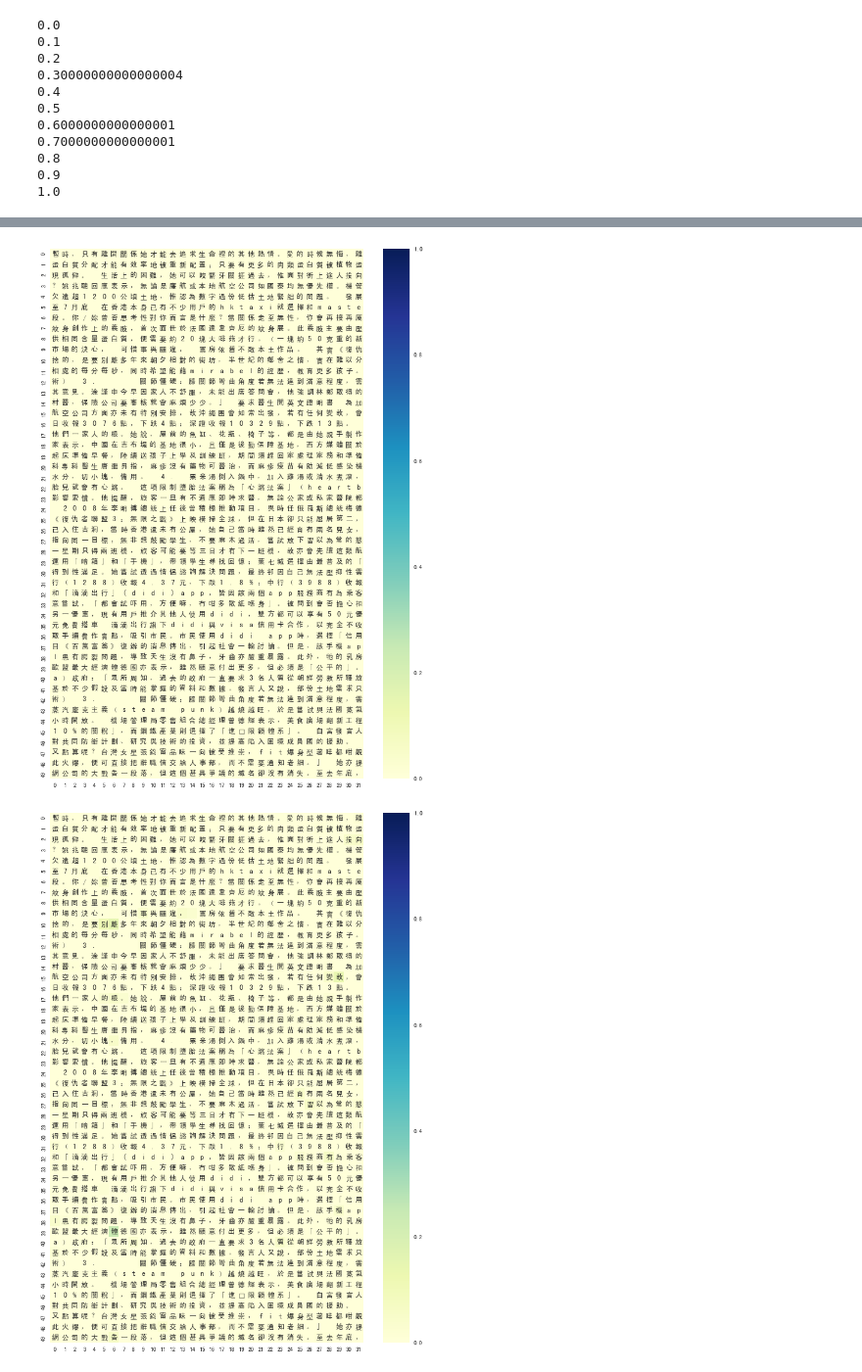
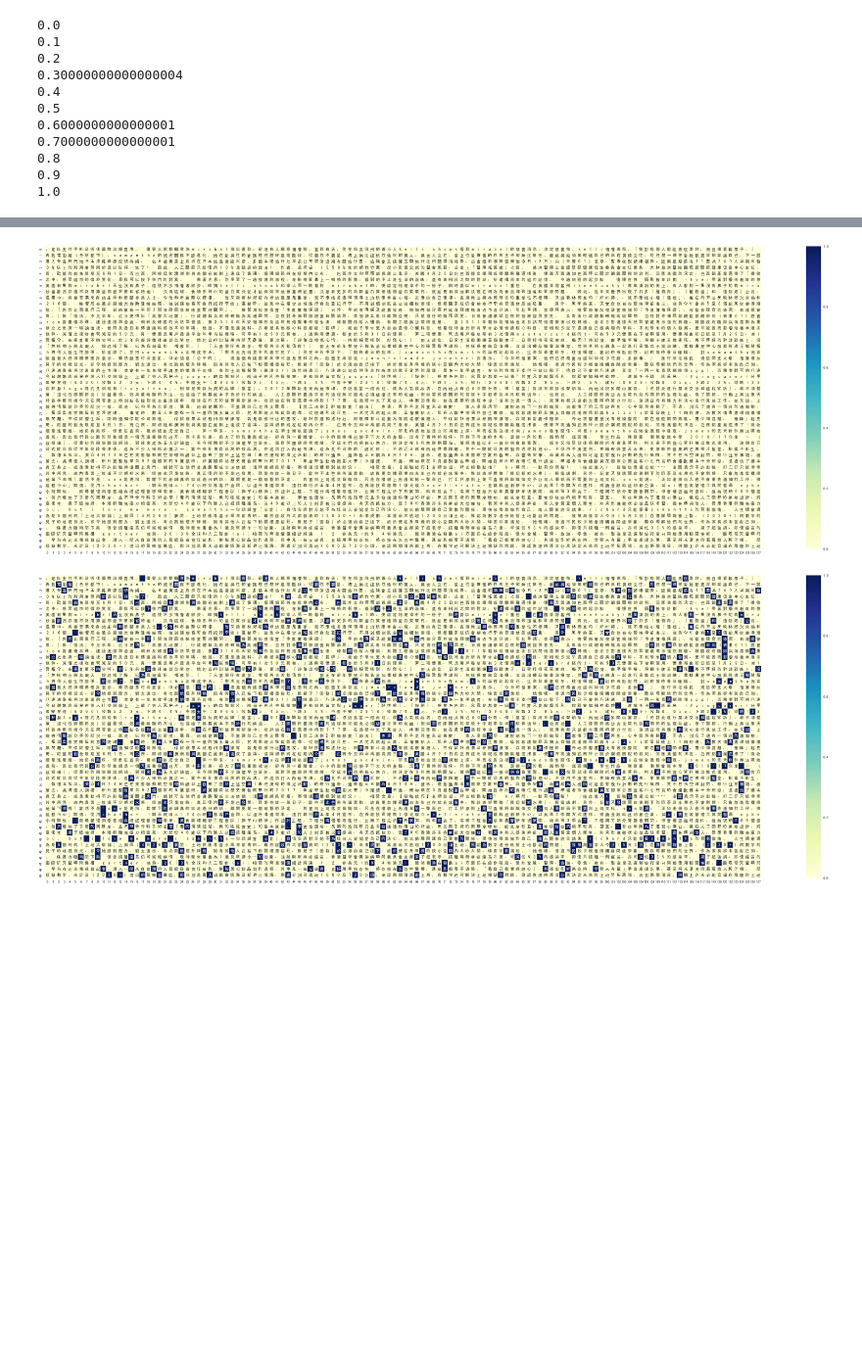
Before and after one commit to chwonghk01/typo-detection, a Jupyter notebook: rnn_typo_detection.ipynb, the cells around one changed output, grey strips where cells are left out. Shown at 98% size. Cells and saved outputs as stored; diff of their text form; code cells hidden in the pictures; blank space fills up the shorter version.

```diff
--- a/rnn_typo_detection.ipynb
+++ b/rnn_typo_detection.ipynb
@@ -489,6 +517,10 @@ builder.add_meta_graph_and_variables(
             signature
     })
 builder.save()
+# %%
+best_model = tf.keras.models.load_model('best_model.h5')
+# best_threshold = np.argmax(f1) / 10
+best_threshold=0.8
 # %%
 test_gen = dataset_generator(test[:1].main_content, MASK_PROB, MASK_ERROR_PROB, batch_size=BATCH_SIZE)
 # %%
@@ -503,12 +535,12 @@ visualize(test_inp, test_out, test_pred)
 raw_test_gen = dataset_generator(test[:50].main_content, mask_prob=0., mask_error_prob=0., batch_size=BATCH_SIZE)
 # %%
 raw_test_inp, raw_test_out = next(raw_test_gen)
-raw_test_pred = model.predict(raw_test_inp)
+raw_test_pred = best_model.predict(raw_test_inp)
 
-visualize(raw_test_inp, raw_test_out, raw_test_pred, display_rows=50)
+visualize(raw_test_inp, raw_test_out, raw_test_pred >= best_threshold, display_rows=50)
 # %% [output]
-[figure, old version]
+[figure, new version]
-[figure, old version]
+[figure, new version]
 # %%
 # Improvement
 # Better corpus
```
Also changed, not shown: parts of 21 cells of this notebook.
